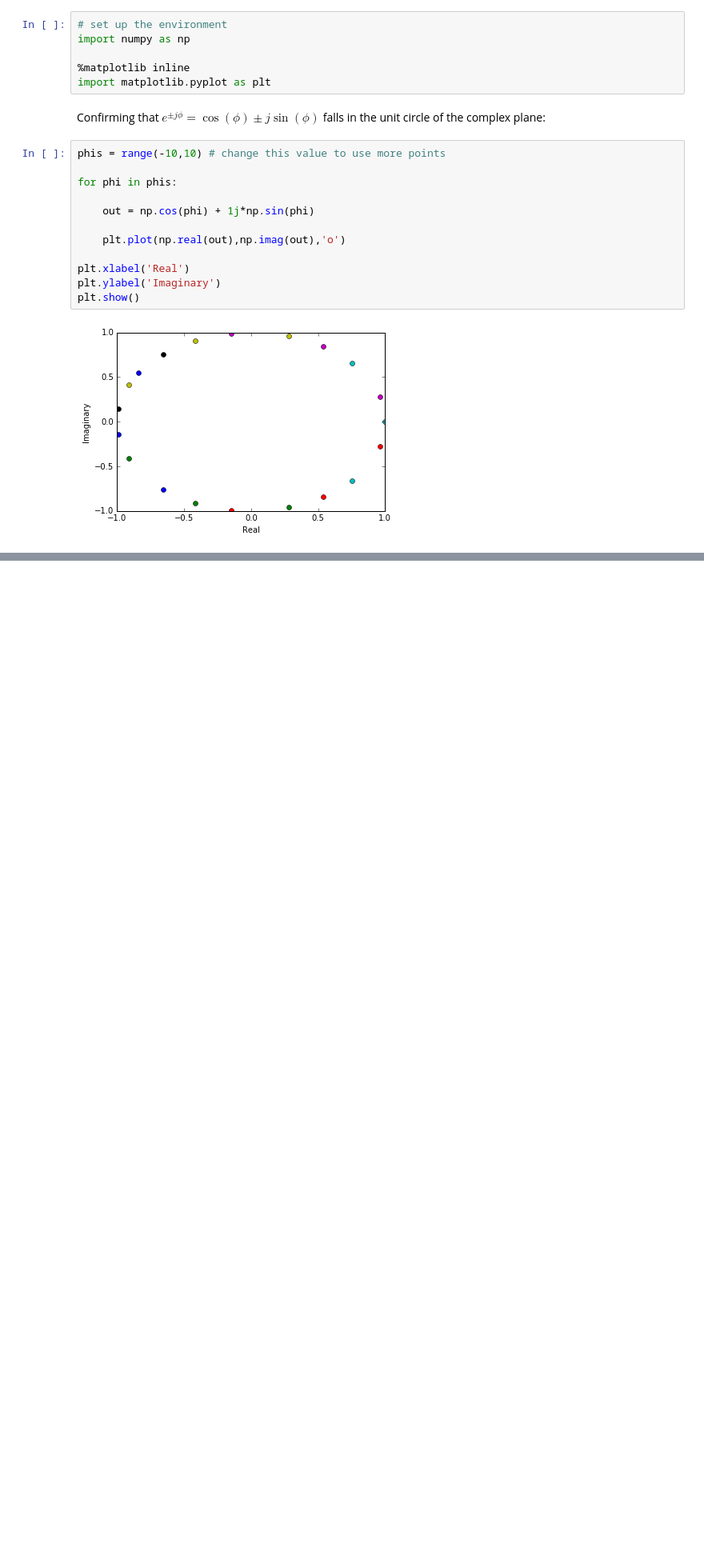
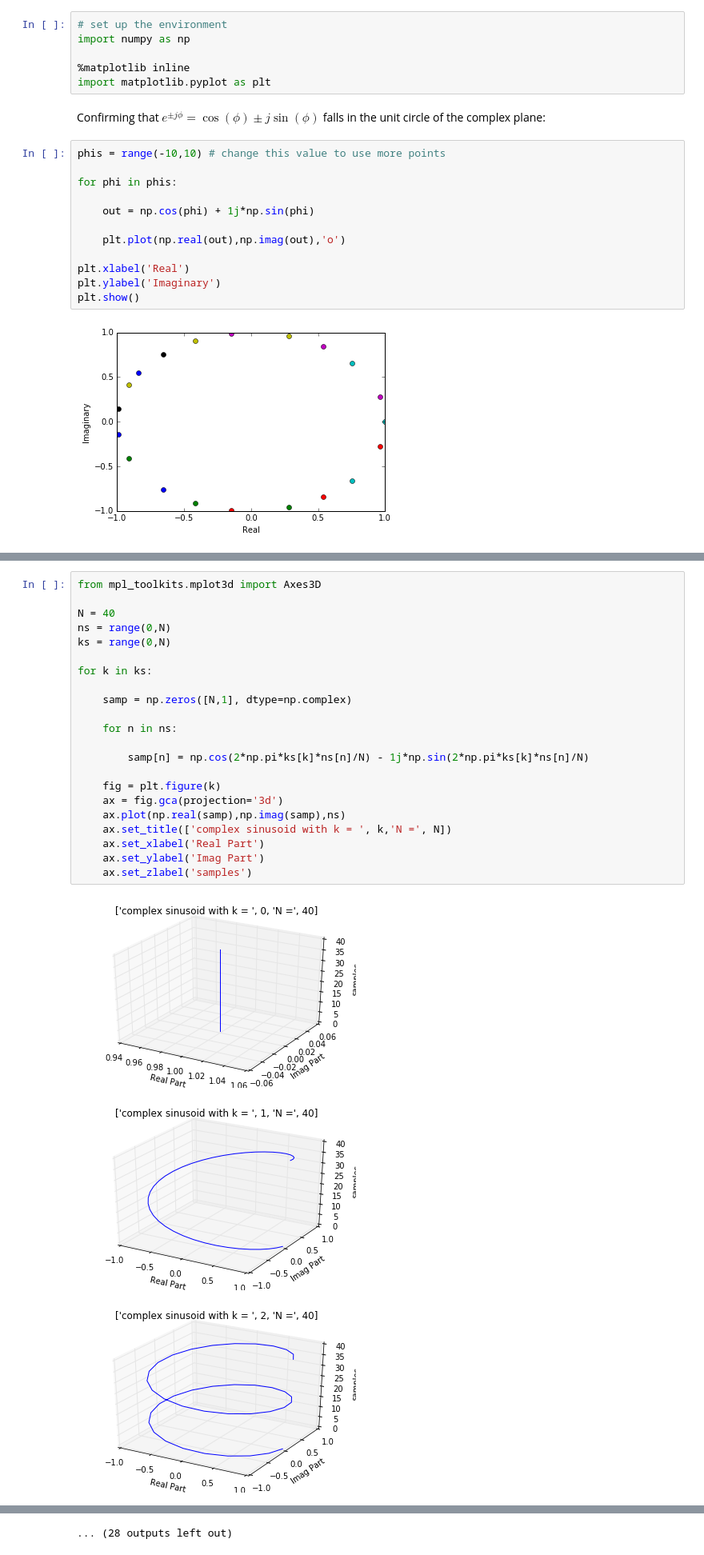
Before and after one commit to kbalagopal/DFT_Spectrogram, a Jupyter notebook: DFT_math.ipynb, the cells around one changed output, grey strips where cells are left out. Shown at 80% size. Drawn from its saved outputs; the diff is of its cells as text; blank space fills up the shorter version.

Commit message:
created 3d model of DFT sinusoids

```diff
--- a/DFT_math.ipynb
+++ b/DFT_math.ipynb
@@ -22,0 +25,26 @@ plt.show()
+# %%
+from mpl_toolkits.mplot3d import Axes3D
+
+N = 40
+ns = range(0,N)
+ks = range(0,N)
+
+for k in ks:
+
+    samp = np.zeros([N,1], dtype=np.complex)
+
+    for n in ns:
+
+        samp[n] = np.cos(2*np.pi*ks[k]*ns[n]/N) - 1j*np.sin(2*np.pi*ks[k]*ns[n]/N)
+
+    fig = plt.figure(k)
+    ax = fig.gca(projection='3d')
+    ax.plot(np.real(samp),np.imag(samp),ns)
+    ax.set_title(['complex sinusoid with k = ', k,'N =', N])
+    ax.set_xlabel('Real Part')
+    ax.set_ylabel('Imag Part')
+    ax.set_zlabel('samples')
+# %% [output]
+[figure, added]
+[figure, added]
+[figure, added]
@@ -22,0 +60 @@ plt.show()
+... (28 outputs left out)
```
Also changed, not shown: parts of 2 cells of this notebook.
